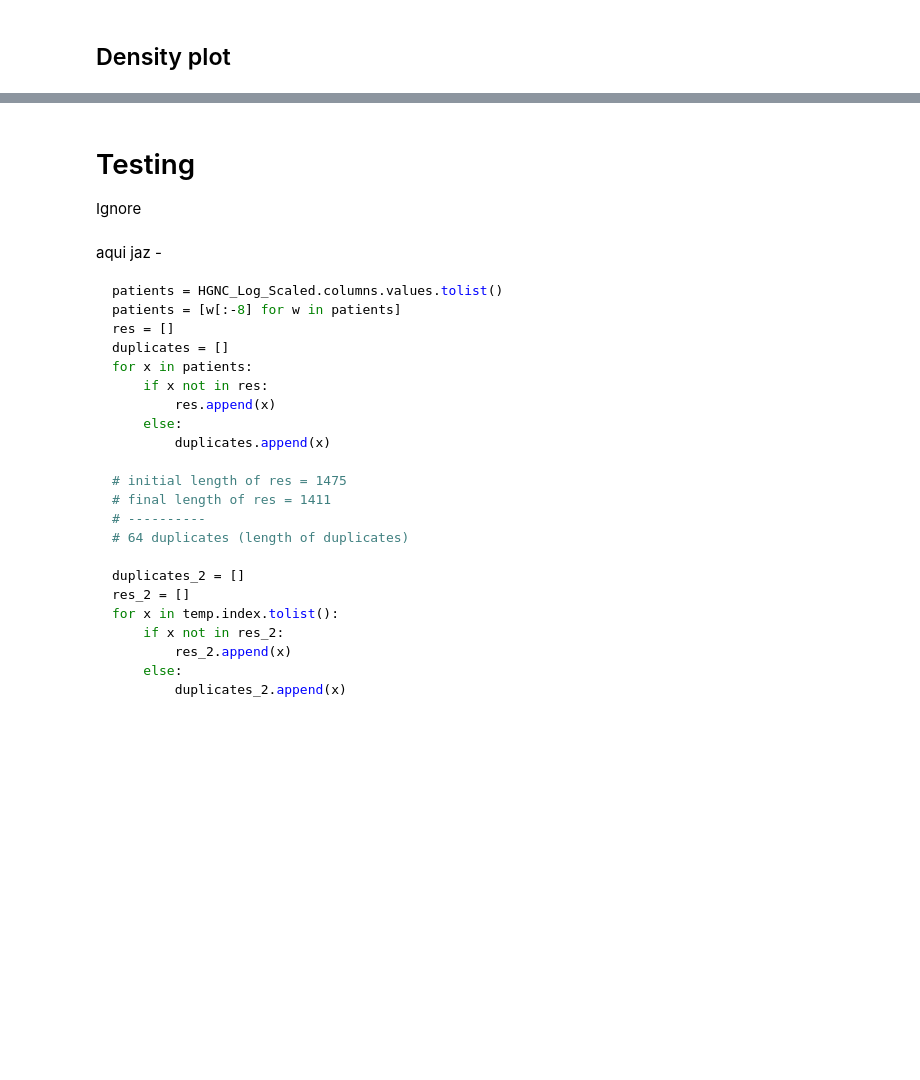
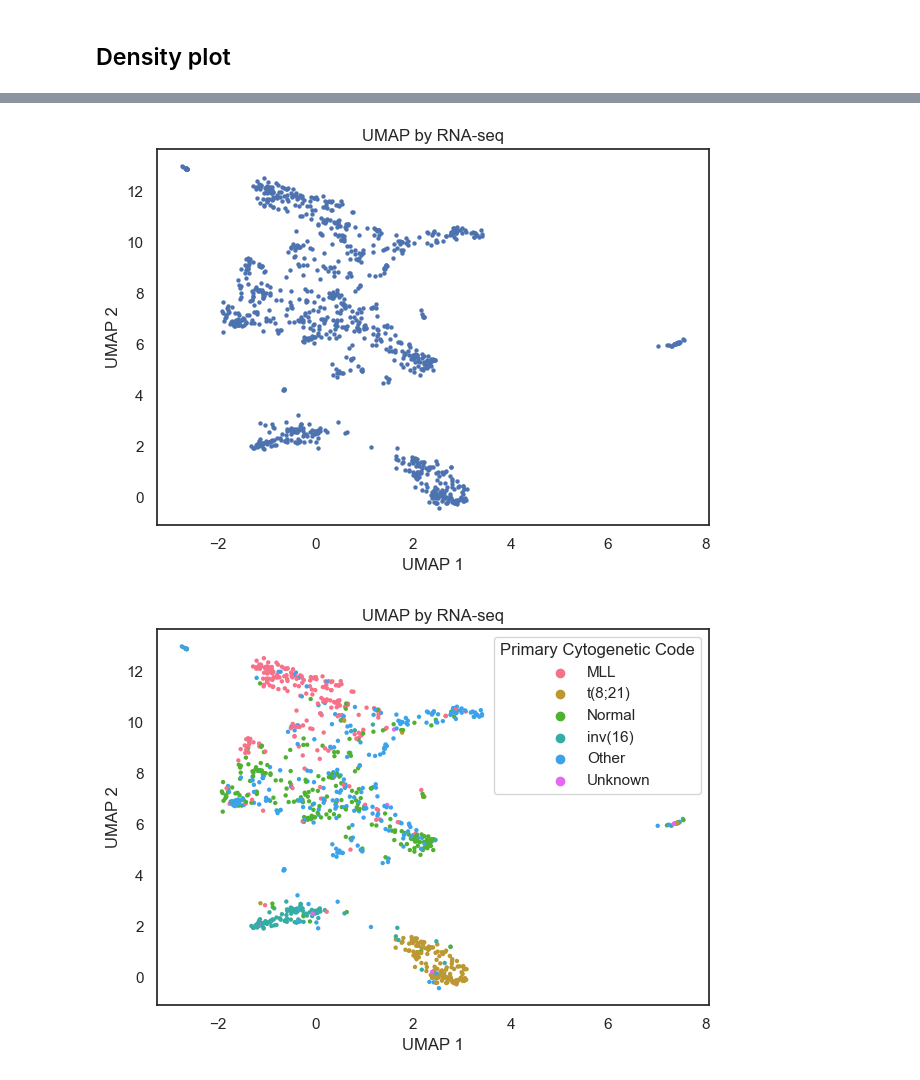
Before and after one commit to sckaff/pediatric-aml-analysis, a Jupyter notebook: Code/Assignment_2.ipynb, the cells around one changed output, grey strips where cells are left out. Drawn from its saved outputs; the diff is of its cells as text; code cells hidden in the pictures; blank space fills up the shorter version.

````diff
--- a/Code/Assignment_2.ipynb
+++ b/Code/Assignment_2.ipynb
@@ -187 +211,4 @@ data_PCs = pca_decomp.fit_transform(x)
+# %%
+reducer = umap.UMAP(n_neighbors=15, min_dist=0.01, n_epochs=100, random_state=42)
+mp_umap = reducer.fit_transform(data)
 # %%
@@ -228,32 +242,0 @@ df5_clinical["Protocol"].value_counts()
-# %%
-reducer = umap.UMAP(n_neighbors=15, min_dist=0.01, n_epochs=100, random_state=42)
-mp_umap = reducer.fit_transform(x)
-# %%
-def draw_UMAPplot(score, hue=None):
-
-    sns.set_theme(style="white", color_codes=True)
-
-    # Define variables
-    score2 = score[:,0:2]
-    xs = score2[:,0]
-    ys = score2[:,1]
-
-    # Define scatterplot
-
-    sns.scatterplot(data=df5_clinical, x=xs, y=ys,
-                    palette='husl', s=10,
-                    linewidth=0, alpha=1, hue=hue)
-
-    # Define plot specs
-    plt.title("UMAP by RNA-seq",
-               fontsize = 12)
-
-    plt.xlabel("UMAP 1")
-    plt.ylabel("UMAP 2")
-    plt.tight_layout()
-
-    # Save figure
-    #plt.savefig('test2' + title + '.png',
-    #bbox_inches='tight', dpi=300)
-
-    return(plt.show())
@@ -262,8 +243,7 @@ df5_clinical["Protocol"].value_counts()
 # %%
 #Call the UMAP function.
+draw_UMAPplot(mp_umap)
 draw_UMAPplot(mp_umap, hue="Primary Cytogenetic Code")
-draw_UMAPplot(mp_umap, hue="Protocol")
-draw_UMAPplot(mp_umap)
+# %% [output]
+[figure, added]
+[figure, added]
-# %% [markdown]
-# Testing
-Ignore
@@ -274,27 +249,0 @@ clinical_data["Primary Cytogenetic Code"].value_counts() # Types of AML
-# %% [markdown]
-aqui jaz -
-
-```python
-patients = HGNC_Log_Scaled.columns.values.tolist()
-patients = [w[:-8] for w in patients]
-res = []
-duplicates = []
-for x in patients:
-    if x not in res:
-        res.append(x)
-    else:
-        duplicates.append(x)
-
-# initial length of res = 1475
-# final length of res = 1411
-# ----------
-# 64 duplicates (length of duplicates)
-
-duplicates_2 = []
-res_2 = []
-for x in temp.index.tolist():
-    if x not in res_2:
-        res_2.append(x)
-    else:
-        duplicates_2.append(x)
-```
````
Also changed, not shown: parts of 57 cells of this notebook.
